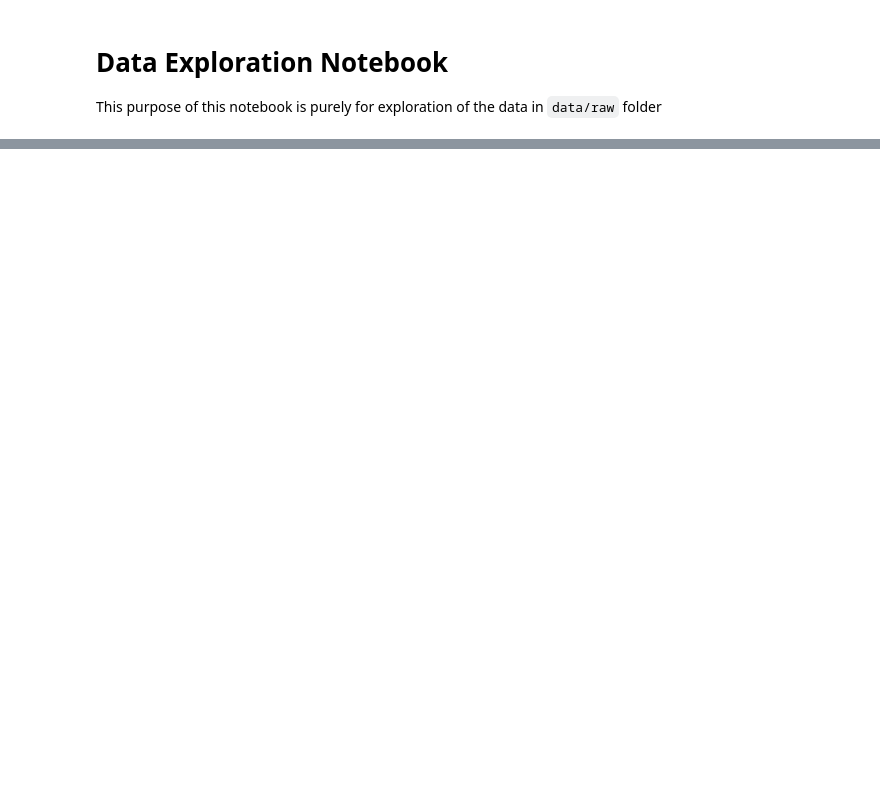
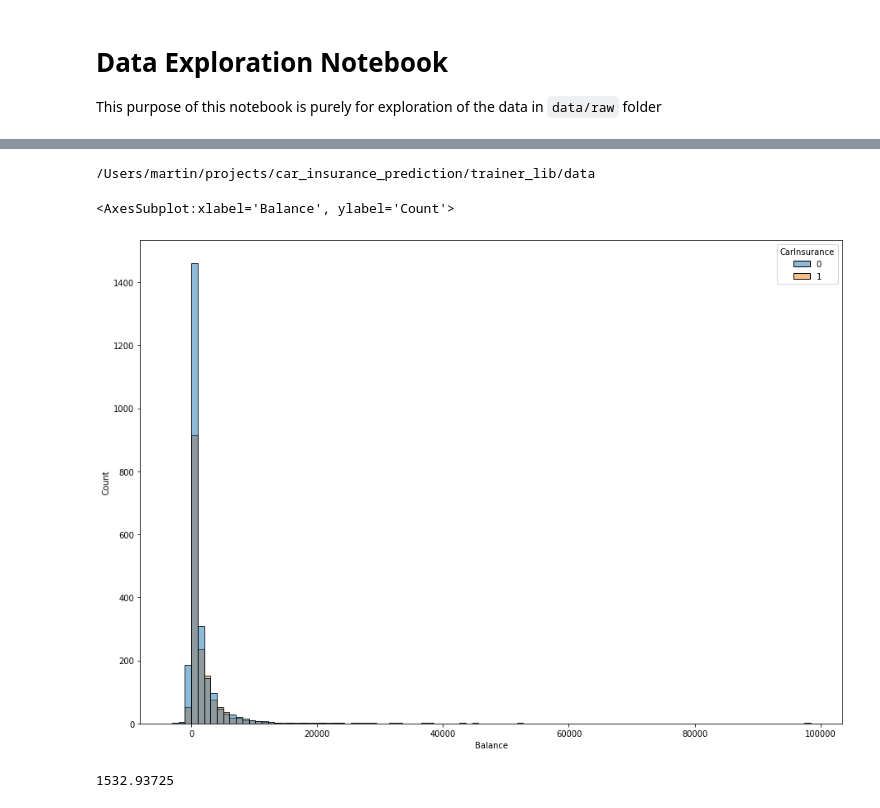
Before and after one commit to m-o-leary/car_insurance_prediction, a Jupyter notebook: notebooks/mol-exploration.ipynb, the cells around one changed output, grey strips where cells are left out. Cells and saved outputs as stored; diff of their text form; code cells hidden in the pictures; blank space fills up the shorter version.

```diff
--- a/notebooks/mol-exploration.ipynb
+++ b/notebooks/mol-exploration.ipynb
@@ -23,0 +57,8 @@ sns.displot(train, x="DaysPassed", hue="CarInsurance", bins=20)
+# %%
+kaggle = cilib.KaggleCarInsuranceDataLoader(save_path="../data/raw/")
+# %% [output]
+/Users/martin/projects/car_insurance_prediction/trainer_lib/data
+# %%
+train = kaggle.get_train_data(return_x_y=False)
+train_profiler = cilib.DataProfiler(data=train, report_title='train_data', out_path="../reports/")
+train_profiler.profile()
@@ -23,0 +69,11 @@ sns.displot(train, x="DaysPassed", hue="CarInsurance", bins=20)
+# %%
+a4_dims = (11.7*1.3, 8.27*1.3)
+fig, ax = plt.subplots(figsize=a4_dims)
+sns.histplot(train, x="Balance", hue="CarInsurance", bins=100, ax=ax)
+# %% [output]
+<AxesSubplot:xlabel='Balance', ylabel='Count'>
+[figure, added]
+# %%
+train.Balance.mean()
+# %% [output]
+1532.93725
```
Also changed, not shown: parts of 20 cells of this notebook.
